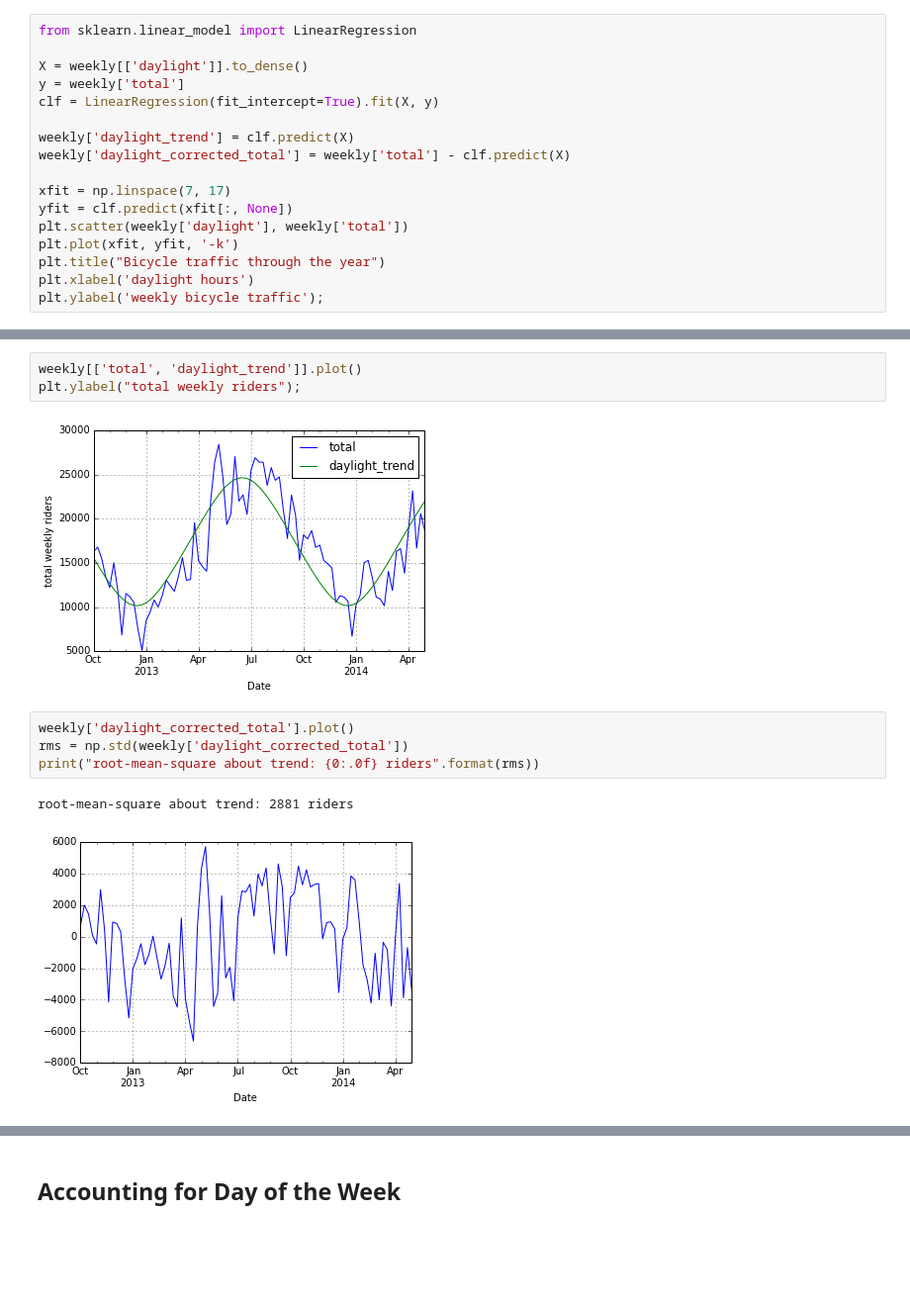
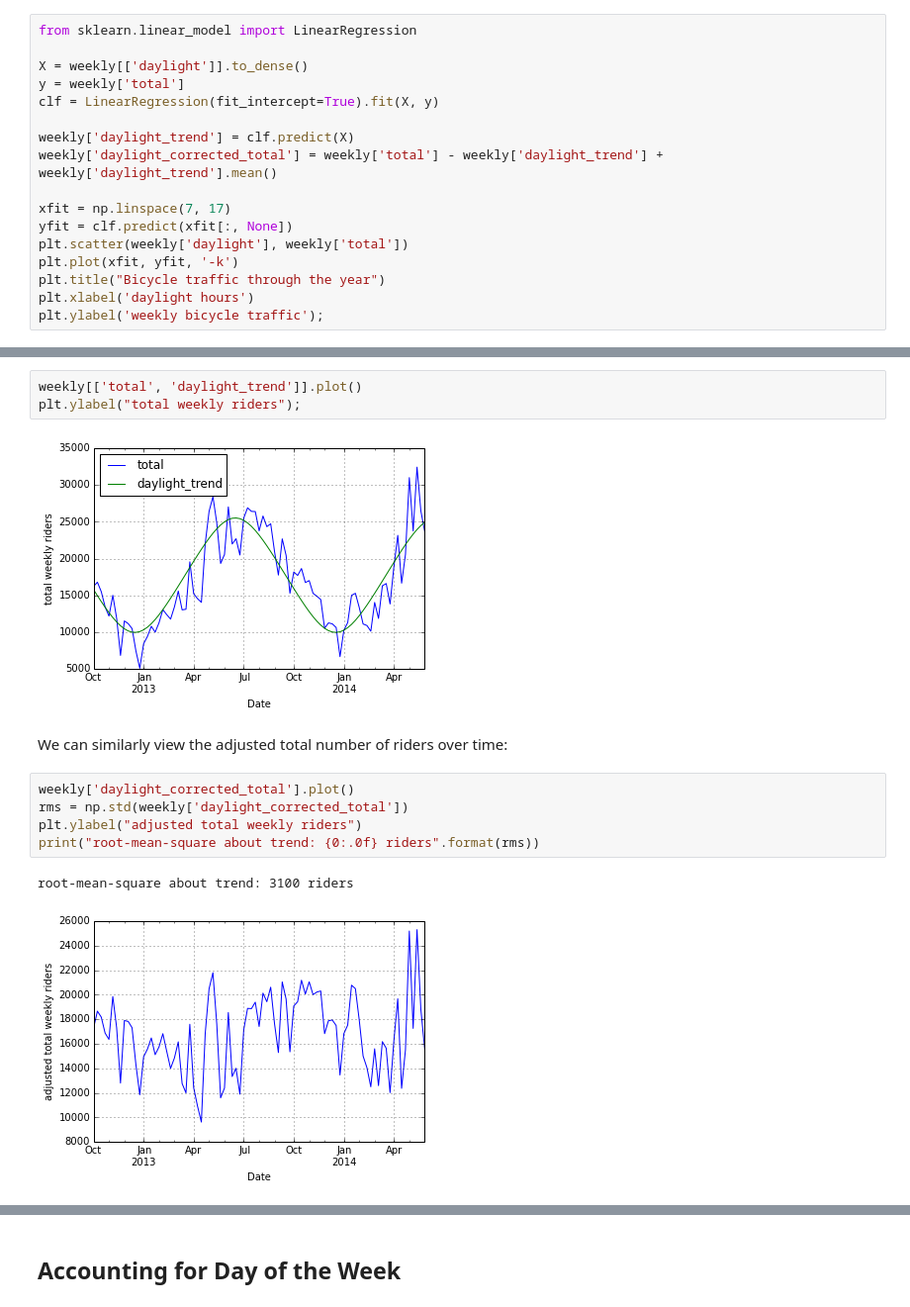
Before and after one commit to jakevdp/SeattleBike, a Jupyter notebook: SeattleCycling.ipynb, the cells around one changed output, grey strips where cells are left out. Shown: that part at 99% size. Saved outputs shown, nothing was run; the diff lists cells and outputs as text; blank space fills up the shorter version.

```diff
--- a/SeattleCycling.ipynb
+++ b/SeattleCycling.ipynb
@@ -67,7 +141,7 @@ y = weekly['total']
 clf = LinearRegression(fit_intercept=True).fit(X, y)
 
 weekly['daylight_trend'] = clf.predict(X)
-weekly['daylight_corrected_total'] = weekly['total'] - clf.predict(X)
+weekly['daylight_corrected_total'] = weekly['total'] - weekly['daylight_trend'] + weekly['daylight_trend'].mean()
 
 xfit = np.linspace(7, 17)
 yfit = clf.predict(xfit[:, None])
@@ -91,11 +171,14 @@ plt.ylabel('residual');
 weekly[['total', 'daylight_trend']].plot()
 plt.ylabel("total weekly riders");
 # %% [output]
-[figure, old version]
+[figure, new version]
+# %% [markdown]
+We can similarly view the adjusted total number of riders over time:
 # %%
 weekly['daylight_corrected_total'].plot()
 rms = np.std(weekly['daylight_corrected_total'])
+plt.ylabel("adjusted total weekly riders")
 print("root-mean-square about trend: {0:.0f} riders".format(rms))
 # %% [output]
-root-mean-square about trend: 2881 riders
+root-mean-square about trend: 3100 riders
-[figure, old version]
+[figure, new version]
```
Also changed, not shown: parts of 69 cells of this notebook, 2 other files.
